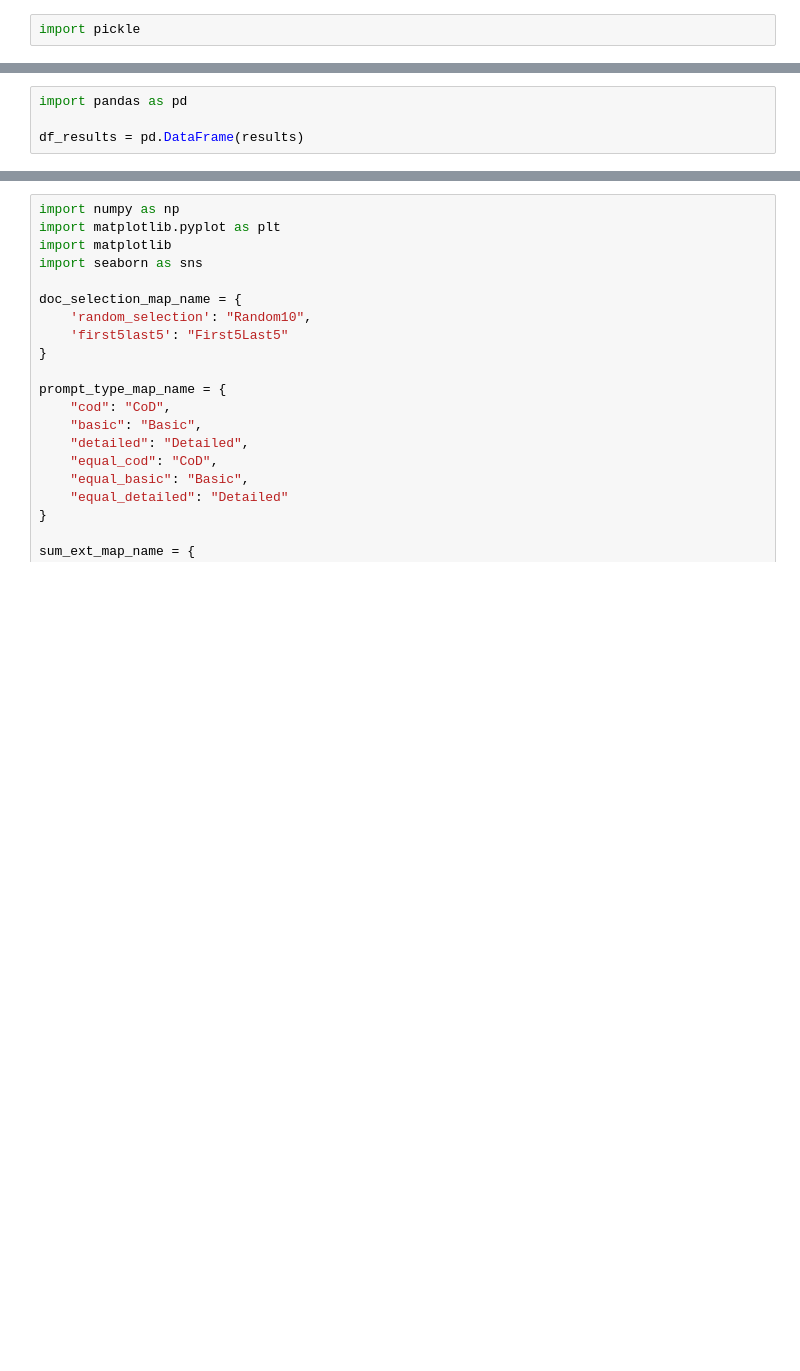
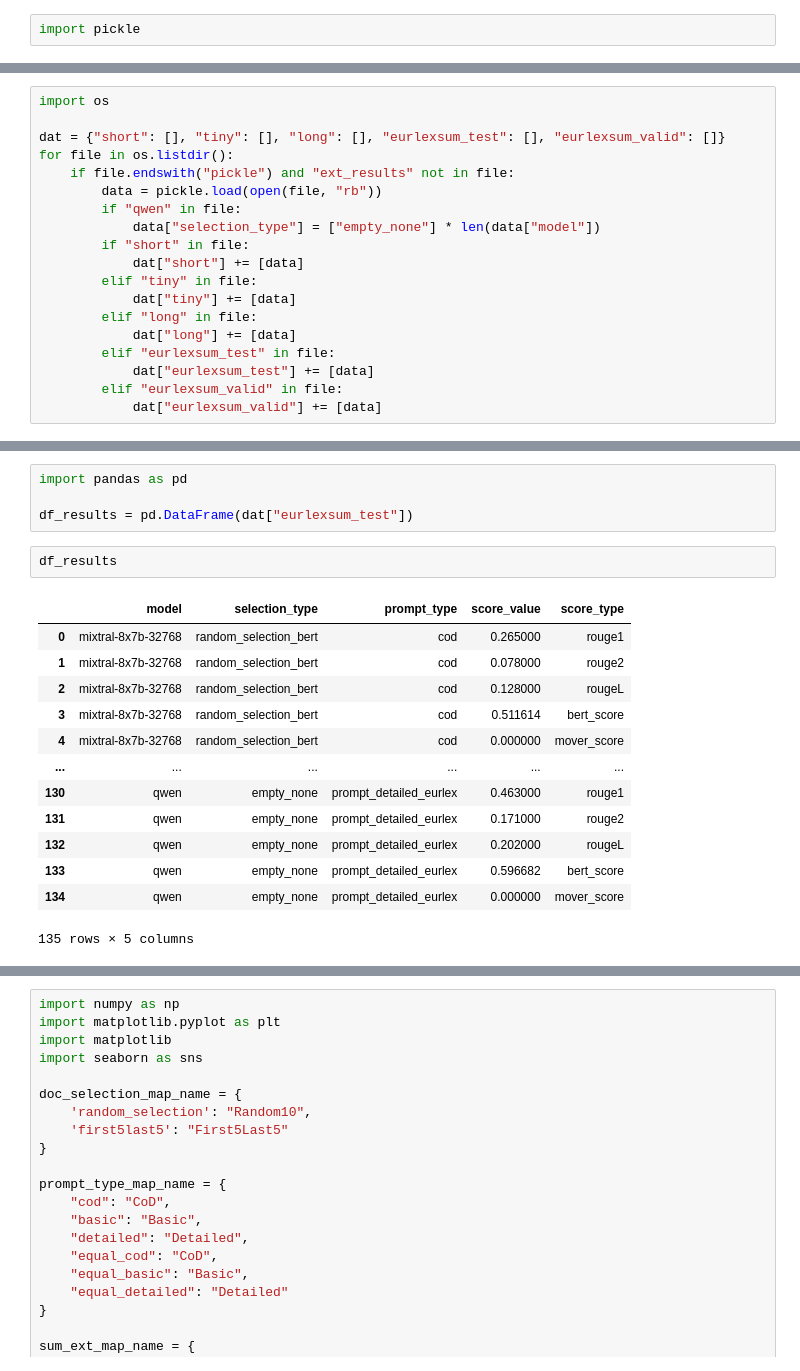
Before and after one commit to Tron404/FACILEX_prototyping_EK, a Jupyter notebook: caselaw_summary/eval.ipynb, the cells around one changed output, grey strips where cells are left out. Saved outputs shown, nothing was run; the diff lists cells and outputs as text; blank space fills up the shorter version.

```diff
--- a/caselaw_summary/eval.ipynb
+++ b/caselaw_summary/eval.ipynb
@@ -123,0 +153,19 @@ results = pickle.load(open("results_multilex_short.pickle", "rb"))
+# %%
+import os
+
+dat = {"short": [], "tiny": [], "long": [], "eurlexsum_test": [], "eurlexsum_valid": []}
+for file in os.listdir():
+    if file.endswith("pickle") and "ext_results" not in file:
+        data = pickle.load(open(file, "rb"))
+        if "qwen" in file:
+            data["selection_type"] = ["empty_none"] * len(data["model"])
+        if "short" in file:
+            dat["short"] += [data]
+        elif "tiny" in file:
+            dat["tiny"] += [data]
+        elif "long" in file:
+            dat["long"] += [data]
+        elif "eurlexsum_test" in file:
+            dat["eurlexsum_test"] += [data]
+        elif "eurlexsum_valid" in file:
+            dat["eurlexsum_valid"] += [data]
@@ -124,4 +179,20 @@ results = pickle.load(open("results_multilex_short.pickle", "rb"))
 # %%
 import pandas as pd
 
-df_results = pd.DataFrame(results)
+df_results = pd.DataFrame(dat["eurlexsum_test"])
+# %%
+df_results
+# %% [output]
+|  | model | selection_type | prompt_type | score_value | score_type |
+| 0 | mixtral-8x7b-32768 | random_selection_bert | cod | 0.265000 | rouge1 |
+| 1 | mixtral-8x7b-32768 | random_selection_bert | cod | 0.078000 | rouge2 |
+| 2 | mixtral-8x7b-32768 | random_selection_bert | cod | 0.128000 | rougeL |
+| 3 | mixtral-8x7b-32768 | random_selection_bert | cod | 0.511614 | bert_score |
+| 4 | mixtral-8x7b-32768 | random_selection_bert | cod | 0.000000 | mover_score |
+| ... | ... | ... | ... | ... | ... |
+| 130 | qwen | empty_none | prompt_detailed_eurlex | 0.463000 | rouge1 |
+| 131 | qwen | empty_none | prompt_detailed_eurlex | 0.171000 | rouge2 |
+| 132 | qwen | empty_none | prompt_detailed_eurlex | 0.202000 | rougeL |
+| 133 | qwen | empty_none | prompt_detailed_eurlex | 0.596682 | bert_score |
+| 134 | qwen | empty_none | prompt_detailed_eurlex | 0.000000 | mover_score |
+135 rows × 5 columns
```
Also changed, not shown: parts of 7 cells of this notebook, 2 other files.
